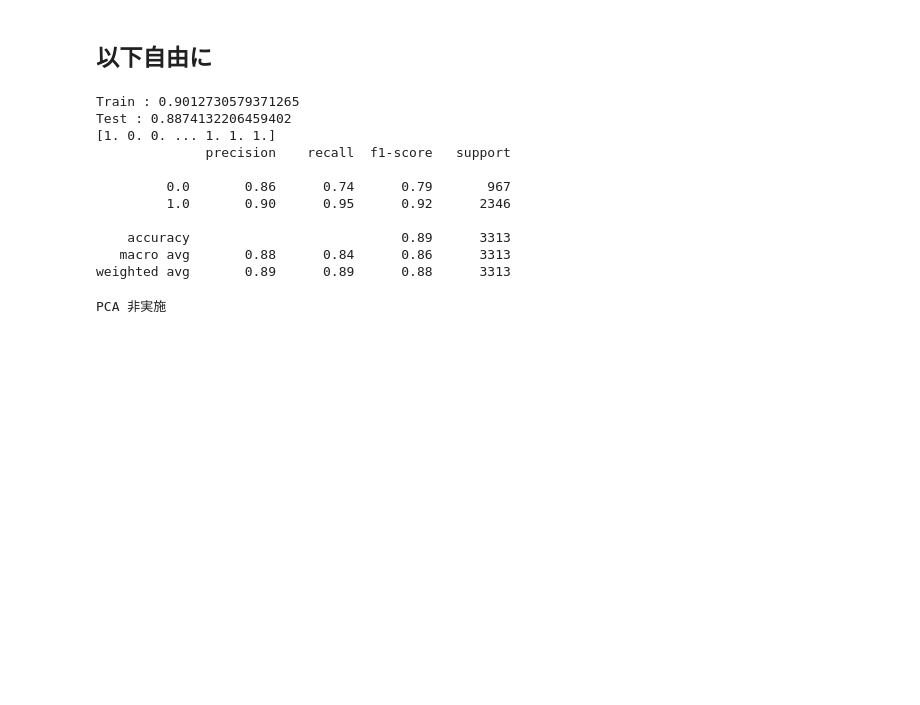
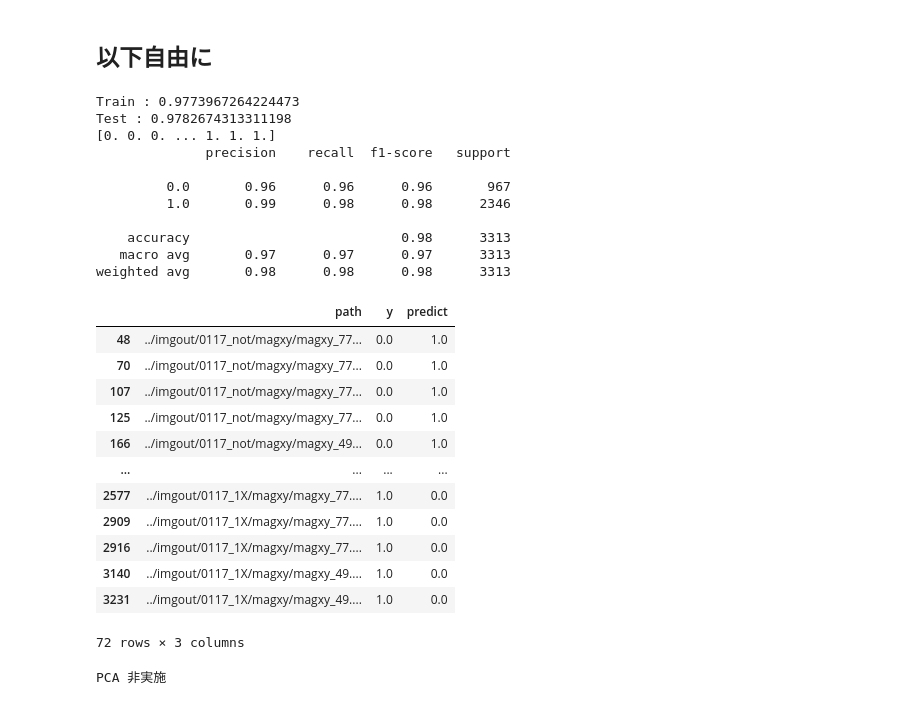
Before and after one commit to koki-mus/research, a Jupyter notebook: src/doML.ipynb, the cells around one changed output. Saved outputs shown, nothing was run; the diff lists cells and outputs as text; code cells hidden in the pictures; blank space fills up the shorter version.

```diff
--- a/src/doML.ipynb
+++ b/src/doML.ipynb
@@ -14,14 +14,14 @@ root_dir = "../"
 # %% [markdown]
 データの参照先の設定、インスタンス作成
 # %%
-TARGET = "energy" #ALTIMAGES等のディレクトリにくっつけます
+TARGET = "magxy" #ALTIMAGES等のディレクトリにくっつけます
 #それぞれ1番最後の'/'は忘れずつけること
 ALTIMAGES0 = root_dir + "imgout/0117_not/"#リコネクションなし分割済データフォルダ.makesepnpy.ipynbであらかじめ分割データを入れておく
 ALTIMAGES1 = root_dir + "imgout/0117_1X/"#リコネクションあり分割済データフォルダ.makesepnpy.ipynbであらかじめ分割データを入れておく
 LABEL_SOURCE0 = root_dir + "txt/labels0/"#リコネクションありのラベリングcsvのあるフォルダ
 LABEL_SOURCE1 = root_dir + "txt/labels1X/"#リコネクションなしのラベリングcsvのあるフォルダ
-IMGSHAPE = [10,100]#出来れば画像サイズはすべて同じで合ってほしい。違うサイズが混じる場合は最も多いサイズを指定すること
-# IMGSHAPE = [10,200]
+IMGSHAPE = (100,20)#出来れば画像サイズはすべて同じで合ってほしい。違うサイズが混じる場合は最も多いサイズを指定すること
+# IMGSHAPE = (100,10,2)
 DO_PCA = False #データ圧縮。IMGSHAPEと、データサイズが途方もなく多ければTrueにする。
 randomstate = None #学習時のパラメータ。初期値はNone。結果を固定したければ1とかに設定する。
 
@@ -102,21 +140,40 @@ print(svm)
 LinearSVC(C=0.3)
 # %% [markdown]
 ## 以下自由に
-# %%
-# model = ML.XGBoost()
-a = ML.linearSVC()
-# %% [output]
-Train : 0.9012730579371265
-Test : 0.8874132206459402
-[1. 0. 0. ... 1. 1. 1.]
-              precision    recall  f1-score   support
-
-         0.0       0.86      0.74      0.79       967
-         1.0       0.90      0.95      0.92      2346
-
-    accuracy                           0.89      3313
-   macro avg       0.88      0.84      0.86      3313
-weighted avg       0.89      0.89      0.88      3313
+# %%
+# model = ML.XGBoost()
+model = ML.linearSVC()
+# model = ML.kneighbors()
+# model = ML.rbfSVC()
+df = model[1]
+df1 = df[df["y"] != df["predict"]]
+dotrimBMP(df1, "../imgout/0119test/")
+df1
+# %% [output]
+Train : 0.9773967264224473
+Test : 0.9782674313311198
+[0. 0. 0. ... 1. 1. 1.]
+              precision    recall  f1-score   support
+
+         0.0       0.96      0.96      0.96       967
+         1.0       0.99      0.98      0.98      2346
+
+    accuracy                           0.98      3313
+   macro avg       0.97      0.97      0.97      3313
+weighted avg       0.98      0.98      0.98      3313
+|  | path | y | predict |
+| 48 | ../imgout/0117_not/magxy/magxy_77... | 0.0 | 1.0 |
+| 70 | ../imgout/0117_not/magxy/magxy_77... | 0.0 | 1.0 |
+| 107 | ../imgout/0117_not/magxy/magxy_77... | 0.0 | 1.0 |
+| 125 | ../imgout/0117_not/magxy/magxy_77... | 0.0 | 1.0 |
+| 166 | ../imgout/0117_not/magxy/magxy_49... | 0.0 | 1.0 |
+| ... | ... | ... | ... |
+| 2577 | ../imgout/0117_1X/magxy/magxy_77.... | 1.0 | 0.0 |
+| 2909 | ../imgout/0117_1X/magxy/magxy_77.... | 1.0 | 0.0 |
+| 2916 | ../imgout/0117_1X/magxy/magxy_77.... | 1.0 | 0.0 |
+| 3140 | ../imgout/0117_1X/magxy/magxy_49.... | 1.0 | 0.0 |
+| 3231 | ../imgout/0117_1X/magxy/magxy_49.... | 1.0 | 0.0 |
+72 rows × 3 columns
 # %%
 import pickle
 picout = root_dir + "MLres/"
```
Also changed, not shown: parts of 11 cells of this notebook, 1 other file.
